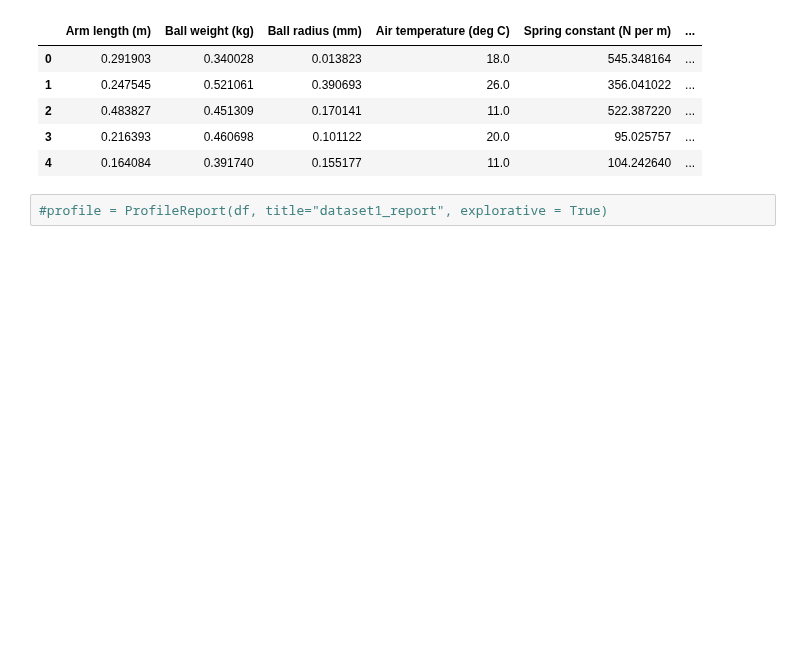
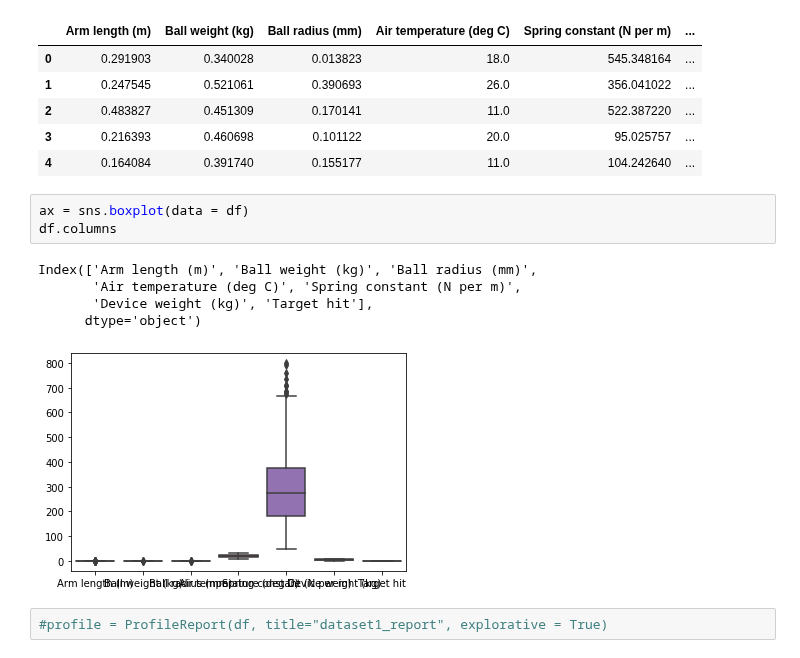
Before and after one commit to namiyousef/Intro_to_ML, a Jupyter notebook: Coursework/EDA.ipynb, the cells around one changed output. Cells and saved outputs as stored; diff of their text form; blank space fills up the shorter version.

```diff
--- a/Coursework/EDA.ipynb
+++ b/Coursework/EDA.ipynb
@@ -19,6 +20,15 @@ df.head()
 | 2 | 0.483827 | 0.451309 | 0.170141 | 11.0 | 522.387220 | ... |
 | 3 | 0.216393 | 0.460698 | 0.101122 | 20.0 | 95.025757 | ... |
 | 4 | 0.164084 | 0.391740 | 0.155177 | 11.0 | 104.242640 | ... |
+# %%
+ax = sns.boxplot(data = df)
+df.columns
+# %% [output]
+Index(['Arm length (m)', 'Ball weight (kg)', 'Ball radius (mm)',
+       'Air temperature (deg C)', 'Spring constant (N per m)',
+       'Device weight (kg)', 'Target hit'],
+      dtype='object')
+[figure, added]
 # %%
 #profile = ProfileReport(df, title="dataset1_report", explorative = True)
 # %%
```
Also changed, not shown: parts of 1 cell of this notebook.
